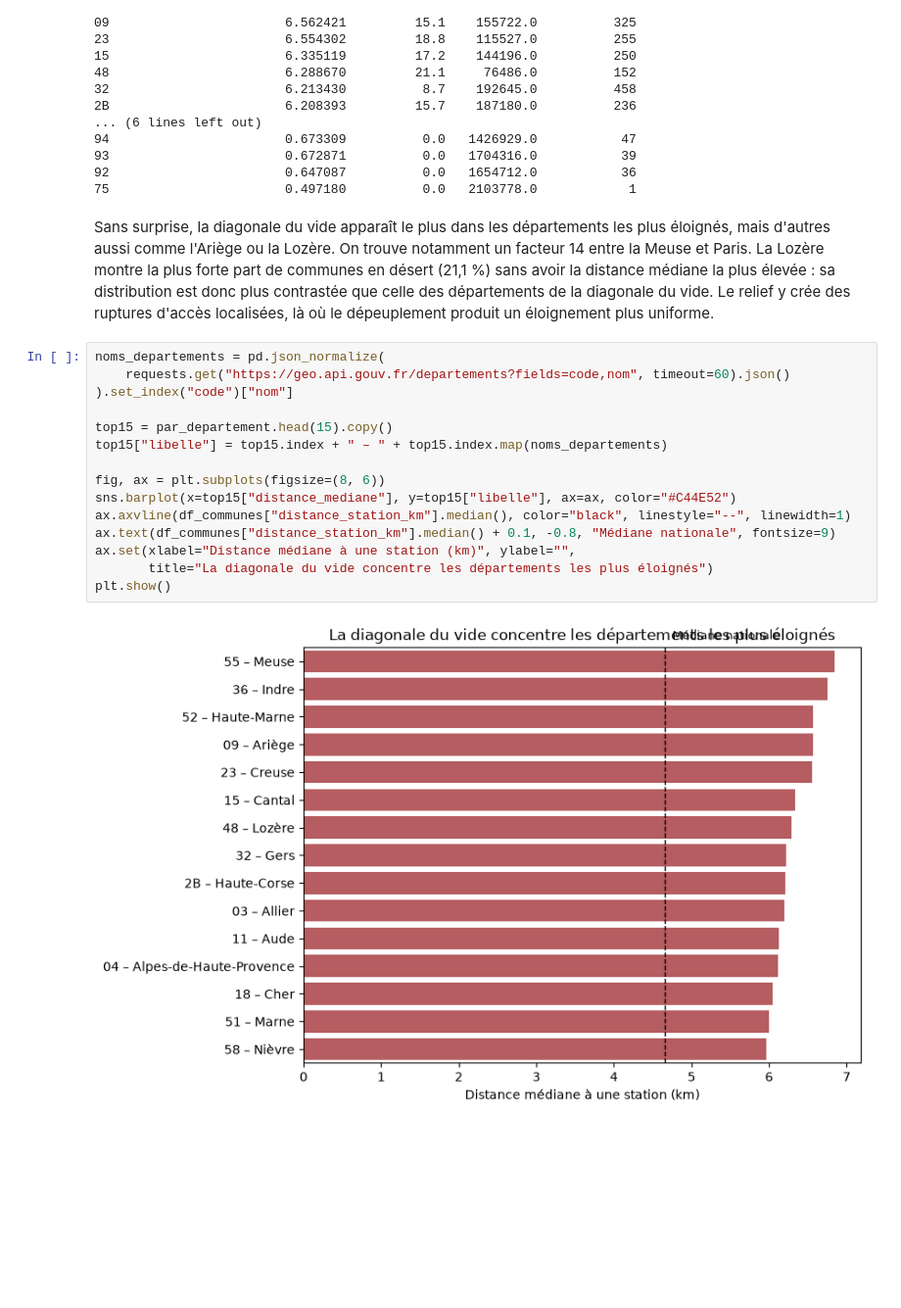
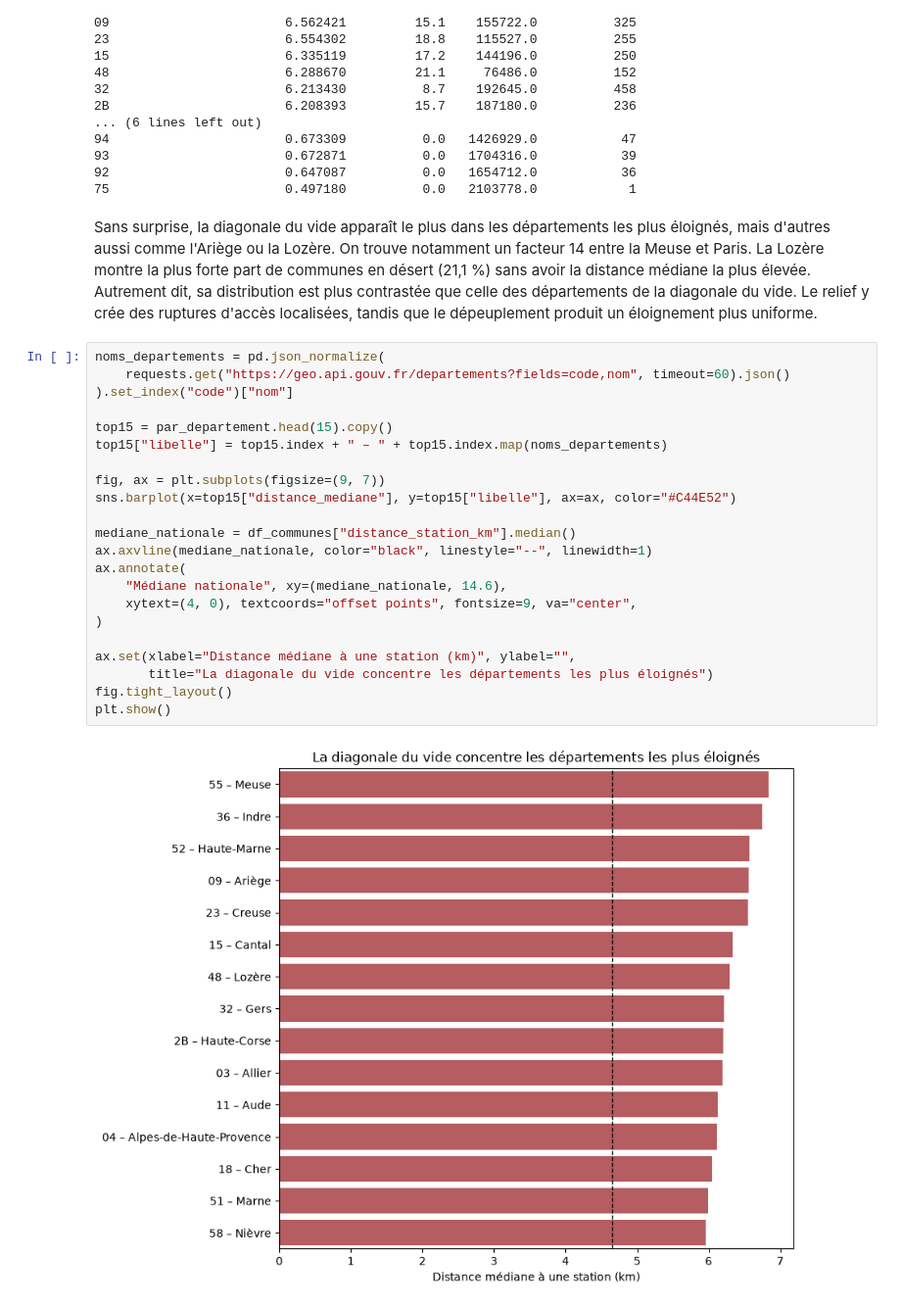
Before and after one commit to aurelienquisefit/deserts-carburant, a Jupyter notebook: rapport.ipynb, the cells around one changed output. Shown at 98% size. Saved outputs shown, nothing was run; the diff lists cells and outputs as text; blank space fills up the shorter version.

```diff
--- a/rapport.ipynb
+++ b/rapport.ipynb
@@ -370,21 +370,28 @@ codeDepartement
 92                       0.647087          0.0   1654712.0           36
 75                       0.497180          0.0   2103778.0            1
 # %% [markdown]
-Sans surprise, la diagonale du vide apparaît le plus dans les départements les plus éloignés, mais d'autres aussi comme l'Ariège ou la Lozère. On trouve notamment un facteur 14 entre la Meuse et Paris. La Lozère montre la plus forte part de communes en désert (21,1 %) sans avoir la distance médiane la plus élevée : sa distribution est donc plus contrastée que celle des départements de la diagonale du vide. Le relief y crée des ruptures d'accès localisées, là où le dépeuplement produit un éloignement plus uniforme.
+Sans surprise, la diagonale du vide apparaît le plus dans les départements les plus éloignés, mais d'autres aussi comme l'Ariège ou la Lozère. On trouve notamment un facteur 14 entre la Meuse et Paris. La Lozère montre la plus forte part de communes en désert (21,1 %) sans avoir la distance médiane la plus élevée. Autrement dit, sa distribution est plus contrastée que celle des départements de la diagonale du vide. Le relief y crée des ruptures d'accès localisées, tandis que le dépeuplement produit un éloignement plus uniforme.
 # %%
 noms_departements = pd.json_normalize(
     requests.get("https://geo.api.gouv.fr/departements?fields=code,nom", timeout=60).json()
 ).set_index("code")["nom"]
 
 top15 = par_departement.head(15).copy()
 top15["libelle"] = top15.index + " – " + top15.index.map(noms_departements)
 
-fig, ax = plt.subplots(figsize=(8, 6))
+fig, ax = plt.subplots(figsize=(9, 7))
 sns.barplot(x=top15["distance_mediane"], y=top15["libelle"], ax=ax, color="#C44E52")
-ax.axvline(df_communes["distance_station_km"].median(), color="black", linestyle="--", linewidth=1)
-ax.text(df_communes["distance_station_km"].median() + 0.1, -0.8, "Médiane nationale", fontsize=9)
+
+mediane_nationale = df_communes["distance_station_km"].median()
+ax.axvline(mediane_nationale, color="black", linestyle="--", linewidth=1)
+ax.annotate(
+    "Médiane nationale", xy=(mediane_nationale, 14.6),
+    xytext=(4, 0), textcoords="offset points", fontsize=9, va="center",
+)
+
 ax.set(xlabel="Distance médiane à une station (km)", ylabel="",
        title="La diagonale du vide concentre les départements les plus éloignés")
+fig.tight_layout()
 plt.show()
 # %% [output]
-[figure, old version]
+[figure, new version]
```
Also changed, not shown: 1 other file.
